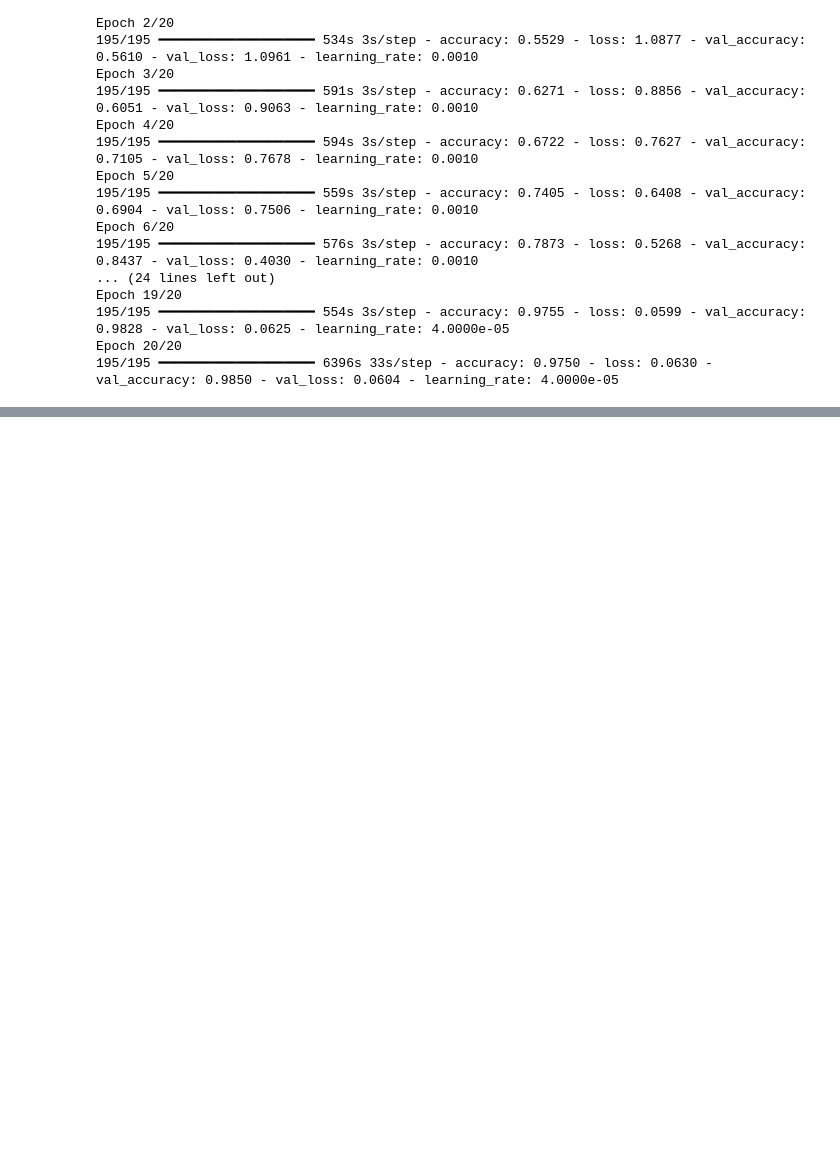
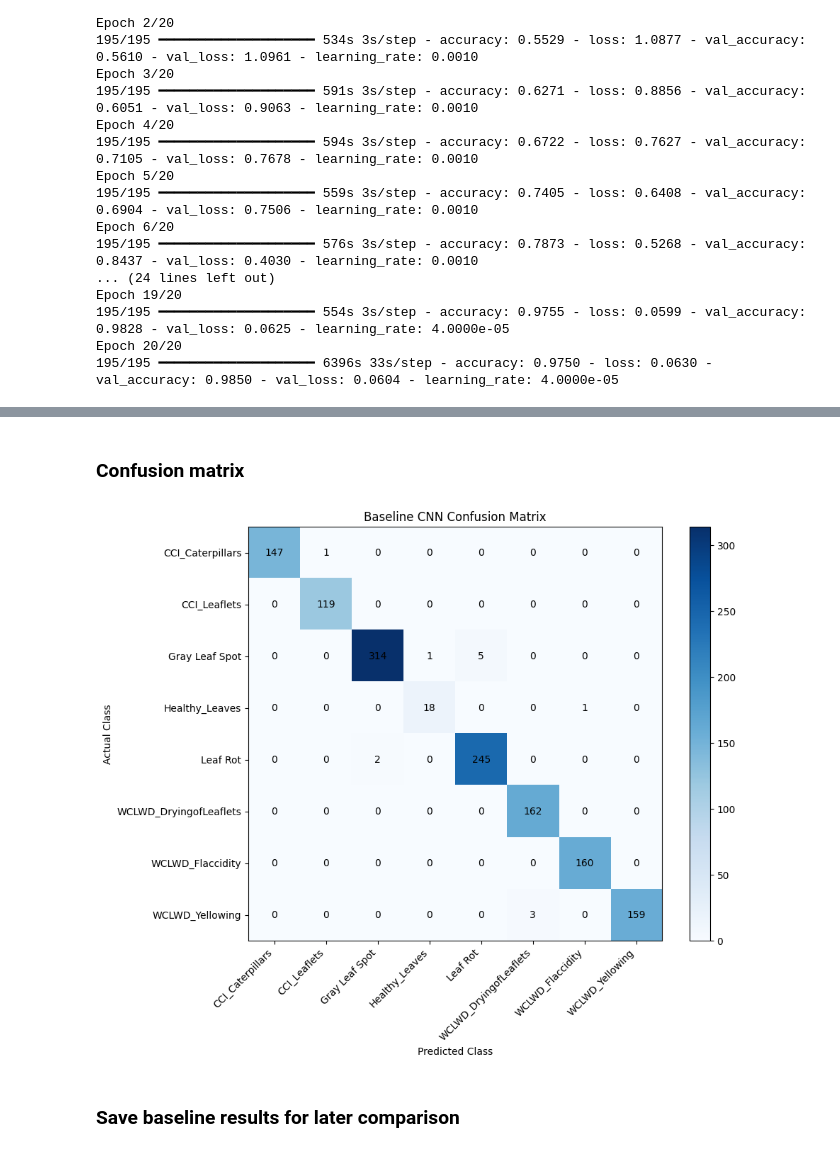
Before and after one commit to Abdullah-ahfj/ai-coconut-leaf-disease-recommender, a Jupyter notebook: notebooks/03_model_comparison.ipynb, the cells around one changed output, grey strips where cells are left out. Cells and saved outputs as stored; diff of their text form; code cells hidden in the pictures; blank space fills up the shorter version.

```diff
--- a/notebooks/03_model_comparison.ipynb
+++ b/notebooks/03_model_comparison.ipynb
@@ -235,0 +268,18 @@ baseline_model.save("../backend/trained_models/custom_cnn_baseline.keras")
+# %%
+from sklearn.metrics import (
+    classification_report,
+    confusion_matrix,
+    accuracy_score
+)
+
+y_true = []
+y_pred = []
+
+for images, labels in test_ds:
+    predictions = baseline_model.predict(images, verbose=0)
+
+    y_true.extend(np.argmax(labels.numpy(), axis=1))
+    y_pred.extend(np.argmax(predictions, axis=1))
+
+y_true = np.array(y_true)
+y_pred = np.array(y_pred)
@@ -235,0 +320,45 @@ baseline_model.save("../backend/trained_models/custom_cnn_baseline.keras")
+# %% [markdown]
+### Confusion matrix
+# %%
+cm = confusion_matrix(y_true, y_pred)
+
+plt.figure(figsize=(10, 8))
+
+plt.imshow(cm, interpolation="nearest", cmap="Blues")
+plt.title("Baseline CNN Confusion Matrix")
+plt.colorbar()
+
+tick_marks = np.arange(len(class_names))
+
+plt.xticks(
+    tick_marks,
+    class_names,
+    rotation=45,
+    ha="right"
+)
+
+plt.yticks(
+    tick_marks,
+    class_names
+)
+
+plt.xlabel("Predicted Class")
+plt.ylabel("Actual Class")
+
+for i in range(cm.shape[0]):
+    for j in range(cm.shape[1]):
+        plt.text(
+            j,
+            i,
+            cm[i, j],
+            ha="center",
+            va="center",
+            color="black"
+        )
+
+plt.tight_layout()
+plt.show()
+# %% [output]
+[figure, added]
+# %% [markdown]
+### Save baseline results for later comparison
```
Also changed, not shown: parts of 35 cells of this notebook, 3 other files.
